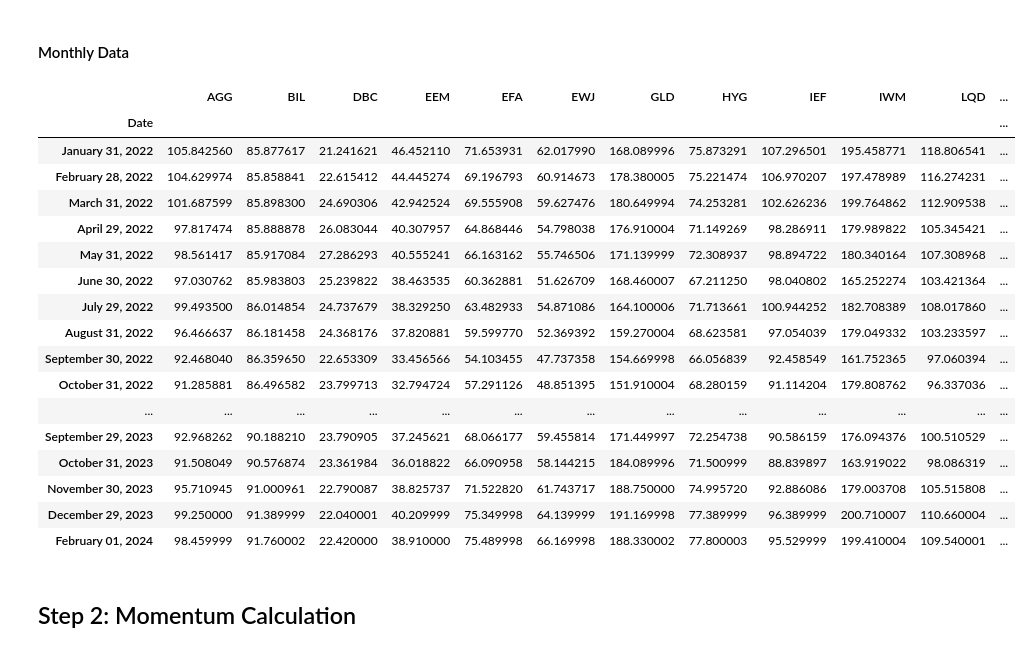
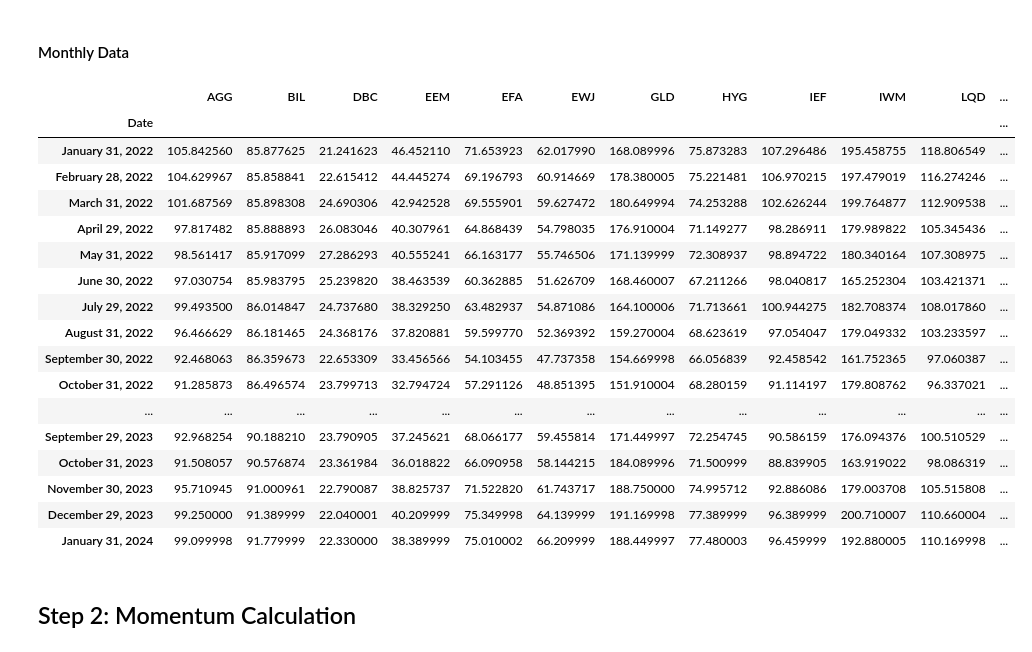
Before and after one commit to Pablo-Molla-Charlez/Economy, a Jupyter notebook: BAA Strategy/BAA_Strategy.ipynb, the cells around one changed output. Saved outputs shown, nothing was run; the diff lists cells and outputs as text; code cells hidden in the pictures.

```diff
--- a/BAA Strategy/BAA_Strategy.ipynb
+++ b/BAA Strategy/BAA_Strategy.ipynb
@@ -248,10 +248,7 @@ def fetch_data(tickers, start_date, end_date):
 #defensive_tickers = ["TIP", "DBC", "BIL", "IEF", "TLT", "LQD", "AGG"]
 baa_tickers = ["SPY", "QQQ", "IWM", "VGK", "EWJ", "EEM", "VNQ", "DBC", "GLD", "TLT", "HYG", "LQD", "EFA", "AGG", "TIP", "BIL", "IEF"]
 
-#haa_tickers = ["SPY","IWM","VEA","VWO","DBC","VNQ","TLT","TIP", "BIL", "IEF"]
-
-online = pd.DataFrame(fetch_data(baa_tickers, '2022-01-01', '2024-01-30'))
-#online_h = pd.DataFrame(fetch_data(haa_tickers, '2022-01-01', date.today()))
+online = pd.DataFrame(fetch_data(baa_tickers, '2022-01-01', datetime.datetime.today()))
 
 online
 # %% [output]
@@ -297,27 +294,28 @@ plt.show()
 # %%
 online_monthly = online.resample("BM").last()
 online_monthly.rename(index={online_monthly.index[-1]:datetime.datetime.today()},inplace=True)
 online_monthly.index = online_monthly.index.strftime('%B %d, %Y')
+online_monthly = online_monthly[:len(online_monthly)-1]
 online_monthly
 # %% [output]
 |  | AGG | BIL | DBC | EEM | EFA | EWJ | GLD | HYG | IEF | IWM | LQD | ... |
 | Date |  |  |  |  |  |  |  |  |  |  |  | ... |
-| January 31, 2022 | 105.842560 | 85.877617 | 21.241621 | 46.452110 | 71.653931 | 62.017990 | 168.089996 | 75.873291 | 107.296501 | 195.458771 | 118.806541 | ... |
-| February 28, 2022 | 104.629974 | 85.858841 | 22.615412 | 44.445274 | 69.196793 | 60.914673 | 178.380005 | 75.221474 | 106.970207 | 197.478989 | 116.274231 | ... |
-| March 31, 2022 | 101.687599 | 85.898300 | 24.690306 | 42.942524 | 69.555908 | 59.627476 | 180.649994 | 74.253281 | 102.626236 | 199.764862 | 112.909538 | ... |
-| April 29, 2022 | 97.817474 | 85.888878 | 26.083044 | 40.307957 | 64.868446 | 54.798038 | 176.910004 | 71.149269 | 98.286911 | 179.989822 | 105.345421 | ... |
-| May 31, 2022 | 98.561417 | 85.917084 | 27.286293 | 40.555241 | 66.163162 | 55.746506 | 171.139999 | 72.308937 | 98.894722 | 180.340164 | 107.308968 | ... |
-| June 30, 2022 | 97.030762 | 85.983803 | 25.239822 | 38.463535 | 60.362881 | 51.626709 | 168.460007 | 67.211250 | 98.040802 | 165.252274 | 103.421364 | ... |
-| July 29, 2022 | 99.493500 | 86.014854 | 24.737679 | 38.329250 | 63.482933 | 54.871086 | 164.100006 | 71.713661 | 100.944252 | 182.708389 | 108.017860 | ... |
-| August 31, 2022 | 96.466637 | 86.181458 | 24.368176 | 37.820881 | 59.599770 | 52.369392 | 159.270004 | 68.623581 | 97.054039 | 179.049332 | 103.233597 | ... |
-| September 30, 2022 | 92.468040 | 86.359650 | 22.653309 | 33.456566 | 54.103455 | 47.737358 | 154.669998 | 66.056839 | 92.458549 | 161.752365 | 97.060394 | ... |
-| October 31, 2022 | 91.285881 | 86.496582 | 23.799713 | 32.794724 | 57.291126 | 48.851395 | 151.910004 | 68.280159 | 91.114204 | 179.808762 | 96.337036 | ... |
+| January 31, 2022 | 105.842560 | 85.877625 | 21.241623 | 46.452110 | 71.653923 | 62.017990 | 168.089996 | 75.873283 | 107.296486 | 195.458755 | 118.806549 | ... |
+| February 28, 2022 | 104.629967 | 85.858841 | 22.615412 | 44.445274 | 69.196793 | 60.914669 | 178.380005 | 75.221481 | 106.970215 | 197.479019 | 116.274246 | ... |
+| March 31, 2022 | 101.687569 | 85.898308 | 24.690306 | 42.942528 | 69.555901 | 59.627472 | 180.649994 | 74.253288 | 102.626244 | 199.764877 | 112.909538 | ... |
+| April 29, 2022 | 97.817482 | 85.888893 | 26.083046 | 40.307961 | 64.868439 | 54.798035 | 176.910004 | 71.149277 | 98.286911 | 179.989822 | 105.345436 | ... |
+| May 31, 2022 | 98.561417 | 85.917099 | 27.286293 | 40.555241 | 66.163177 | 55.746506 | 171.139999 | 72.308937 | 98.894722 | 180.340164 | 107.308975 | ... |
+| June 30, 2022 | 97.030754 | 85.983795 | 25.239820 | 38.463539 | 60.362885 | 51.626709 | 168.460007 | 67.211266 | 98.040817 | 165.252304 | 103.421371 | ... |
+| July 29, 2022 | 99.493500 | 86.014847 | 24.737680 | 38.329250 | 63.482937 | 54.871086 | 164.100006 | 71.713661 | 100.944275 | 182.708374 | 108.017860 | ... |
+| August 31, 2022 | 96.466629 | 86.181465 | 24.368176 | 37.820881 | 59.599770 | 52.369392 | 159.270004 | 68.623619 | 97.054047 | 179.049332 | 103.233597 | ... |
+| September 30, 2022 | 92.468063 | 86.359673 | 22.653309 | 33.456566 | 54.103455 | 47.737358 | 154.669998 | 66.056839 | 92.458542 | 161.752365 | 97.060387 | ... |
+| October 31, 2022 | 91.285873 | 86.496574 | 23.799713 | 32.794724 | 57.291126 | 48.851395 | 151.910004 | 68.280159 | 91.114197 | 179.808762 | 96.337021 | ... |
 | ... | ... | ... | ... | ... | ... | ... | ... | ... | ... | ... | ... | ... |
-| September 29, 2023 | 92.968262 | 90.188210 | 23.790905 | 37.245621 | 68.066177 | 59.455814 | 171.449997 | 72.254738 | 90.586159 | 176.094376 | 100.510529 | ... |
-| October 31, 2023 | 91.508049 | 90.576874 | 23.361984 | 36.018822 | 66.090958 | 58.144215 | 184.089996 | 71.500999 | 88.839897 | 163.919022 | 98.086319 | ... |
-| November 30, 2023 | 95.710945 | 91.000961 | 22.790087 | 38.825737 | 71.522820 | 61.743717 | 188.750000 | 74.995720 | 92.886086 | 179.003708 | 105.515808 | ... |
+| September 29, 2023 | 92.968254 | 90.188210 | 23.790905 | 37.245621 | 68.066177 | 59.455814 | 171.449997 | 72.254745 | 90.586159 | 176.094376 | 100.510529 | ... |
+| October 31, 2023 | 91.508057 | 90.576874 | 23.361984 | 36.018822 | 66.090958 | 58.144215 | 184.089996 | 71.500999 | 88.839905 | 163.919022 | 98.086319 | ... |
+| November 30, 2023 | 95.710945 | 91.000961 | 22.790087 | 38.825737 | 71.522820 | 61.743717 | 188.750000 | 74.995712 | 92.886086 | 179.003708 | 105.515808 | ... |
 | December 29, 2023 | 99.250000 | 91.389999 | 22.040001 | 40.209999 | 75.349998 | 64.139999 | 191.169998 | 77.389999 | 96.389999 | 200.710007 | 110.660004 | ... |
-| February 01, 2024 | 98.459999 | 91.760002 | 22.420000 | 38.910000 | 75.489998 | 66.169998 | 188.330002 | 77.800003 | 95.529999 | 199.410004 | 109.540001 | ... |
+| January 31, 2024 | 99.099998 | 91.779999 | 22.330000 | 38.389999 | 75.010002 | 66.209999 | 188.449997 | 77.480003 | 96.459999 | 192.880005 | 110.169998 | ... |
 # %% [markdown]
 ## Step 2: Momentum Calculation
 # %% [markdown]
```
Also changed, not shown: parts of 6 cells of this notebook.
